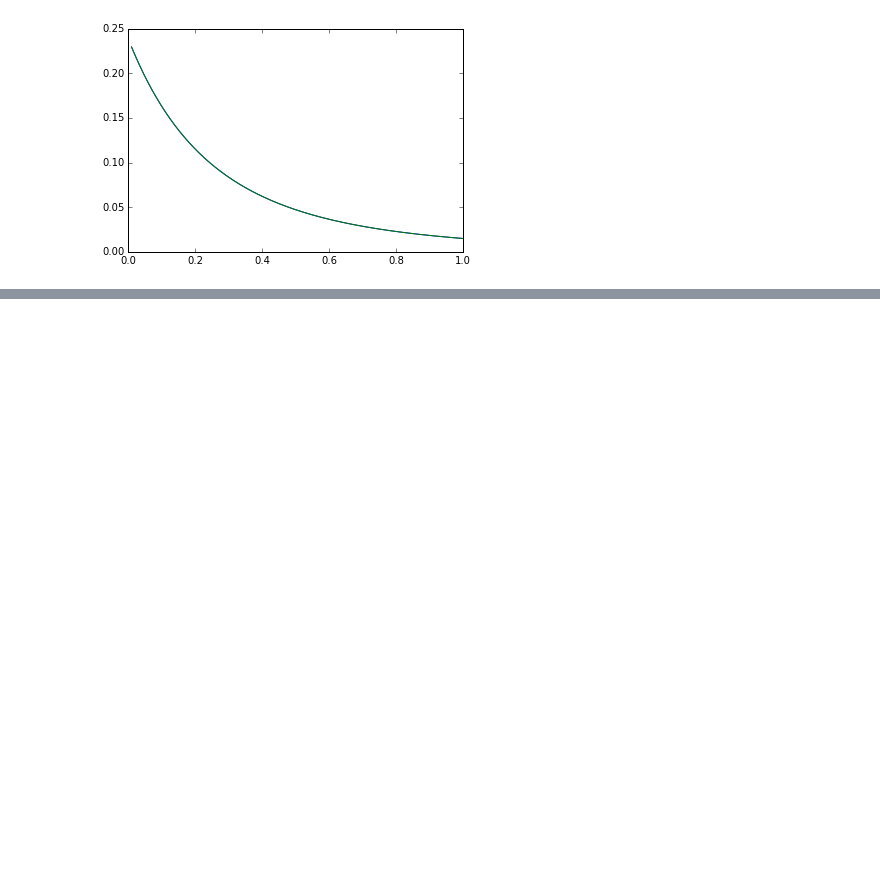
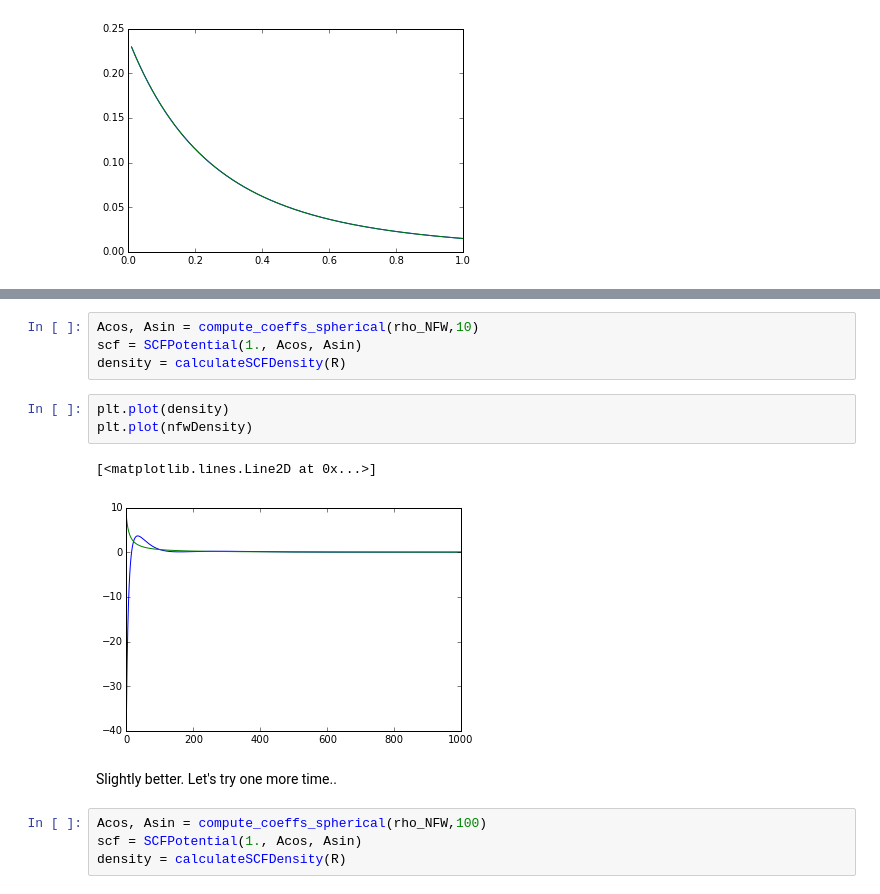
Before and after one commit to SeaifanAladdin/galpy-notebook, a Jupyter notebook: galpy/SCFPotential.ipynb, the cells around one changed output, grey strips where cells are left out. Drawn from its saved outputs; the diff is of its cells as text; blank space fills up the shorter version.

```diff
--- a/galpy/SCFPotential.ipynb
+++ b/galpy/SCFPotential.ipynb
@@ -65,0 +115,16 @@ plt.plot(R, densityAnalytic)
+# %%
+Acos, Asin = compute_coeffs_spherical(rho_NFW,10)
+scf = SCFPotential(1., Acos, Asin)
+density = calculateSCFDensity(R)
+# %%
+plt.plot(density)
+plt.plot(nfwDensity)
+# %% [output]
+[<matplotlib.lines.Line2D at 0x...>]
+[figure, added]
+# %% [markdown]
+Slightly better. Let's try one more time..
+# %%
+Acos, Asin = compute_coeffs_spherical(rho_NFW,100)
+scf = SCFPotential(1., Acos, Asin)
+density = calculateSCFDensity(R)
```
Also changed, not shown: parts of 21 cells of this notebook.
